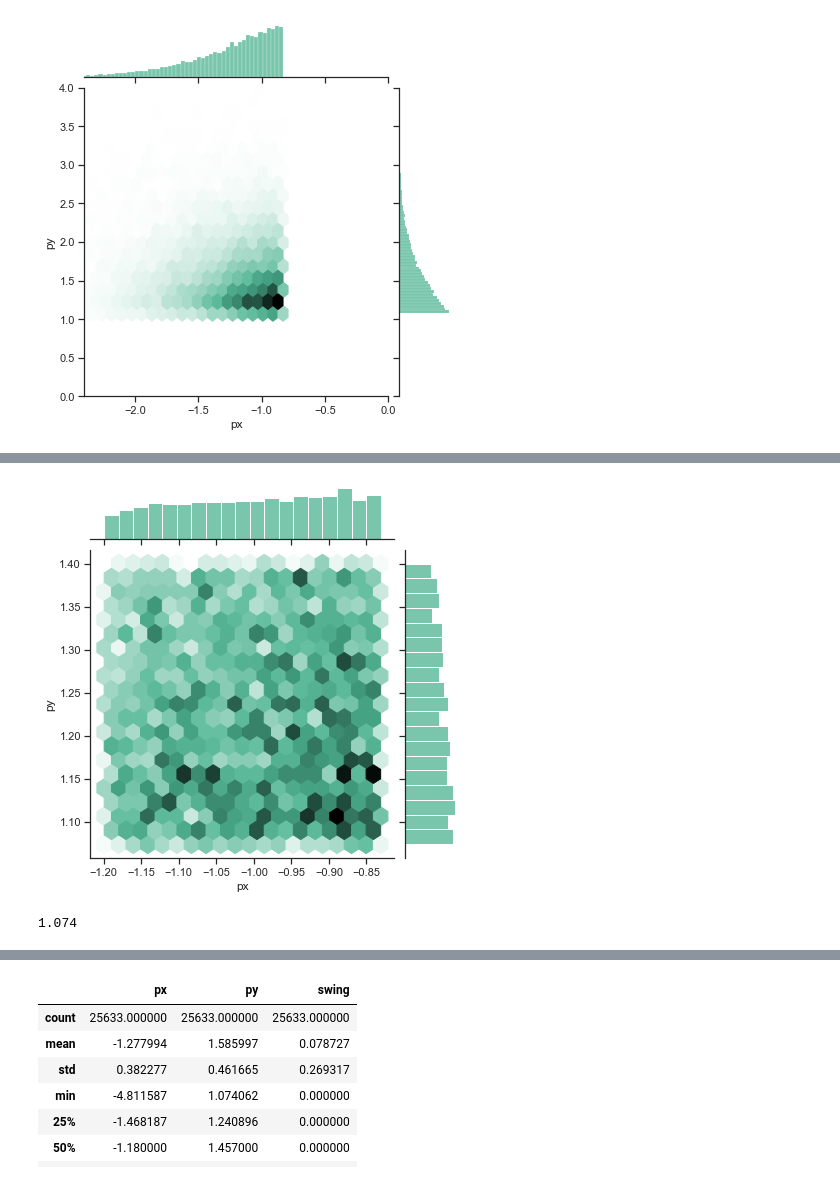
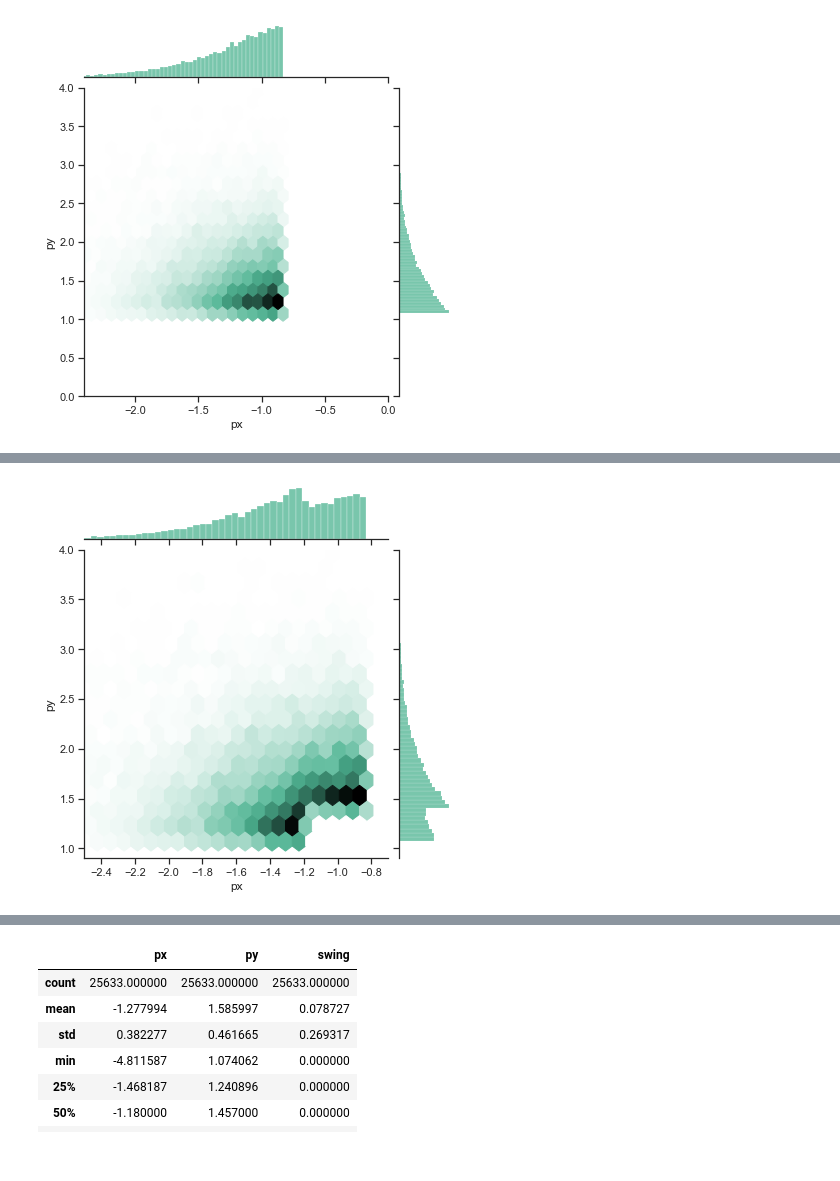
Before and after one commit to everwitt7/PitcherPolicy, a Jupyter notebook: data-cleaning/visualizing-cutoffs/find_obv_cutoffs.ipynb, the cells around one changed output, grey strips where cells are left out. Drawn from its saved outputs; the diff is of its cells as text; code cells hidden in the pictures.

```diff
--- a/data-cleaning/visualizing-cutoffs/find_obv_cutoffs.ipynb
+++ b/data-cleaning/visualizing-cutoffs/find_obv_cutoffs.ipynb
@@ -64,4 +62,4 @@ cu = p.loc[p['pitch_type'] == 'CU']
 ## FourSeam Fastball Zone Breakdowns
 # %%
 filt = ff['obv_zone'] == '9b'
-z = ff.loc[filt, ['px', 'py', 'swing', 'obv_zone']]
+z = ff.loc[filt, ['px', 'py', 'swing']]
@@ -109,0 +89,5 @@ print(znf.shape)
+# %%
+#px, py density of pitches inside our old 9b cutoff
+sns.set_theme(style="ticks")
+plot = sns.jointplot(x=zf['px'], y=zf['py'], kind="hex", color="#4CB391")
+plt.show()
@@ -110,18 +96,10 @@ print(znf.shape)
 # %%
+#px, py density of pitches outside our old 9b cutof
 sns.set_theme(style="ticks")
-plot = sns.jointplot(x=zf['px'], y=zf['py'], kind="hex", color="#4CB391")
-
-# plot.ax_marg_x.set_xlim(-2, 0)
-# plot.ax_marg_y.set_ylim(0, 2)
-
+plot = sns.jointplot(x=znf['px'], y=znf['py'], kind="hex", color="#4CB391")
+plot.ax_marg_x.set_xlim(-2.5, -.7)
+plot.ax_marg_y.set_ylim(.9, 4)
 plt.show()
 # %% [output]
-[figure, old version]
+[figure, new version]
-# %%
-x_arb = [-0.831 - .09*x for x in range(6)]
-y_arb = [1.074 + .1*x for x in range(6)]
-x_arb.pop(0)
-y_arb.pop(0)
-# %% [output]
-1.074
 # %%
```
Also changed, not shown: parts of 27 cells of this notebook.
